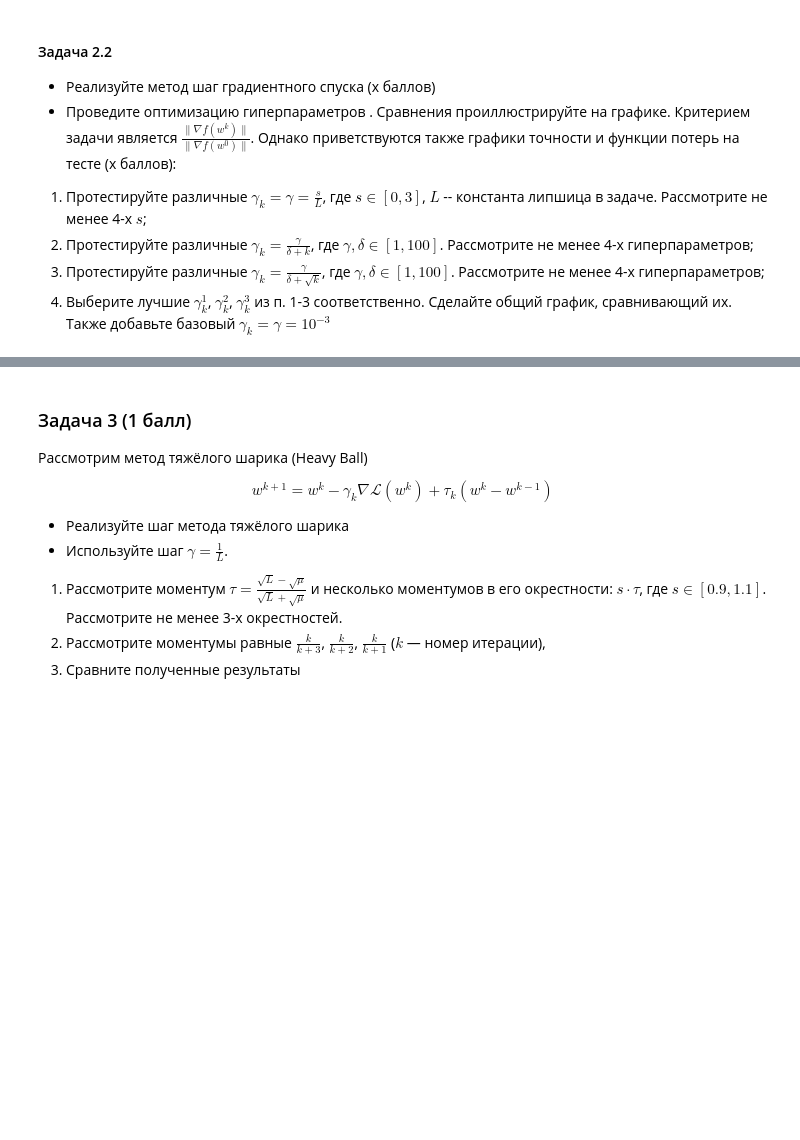
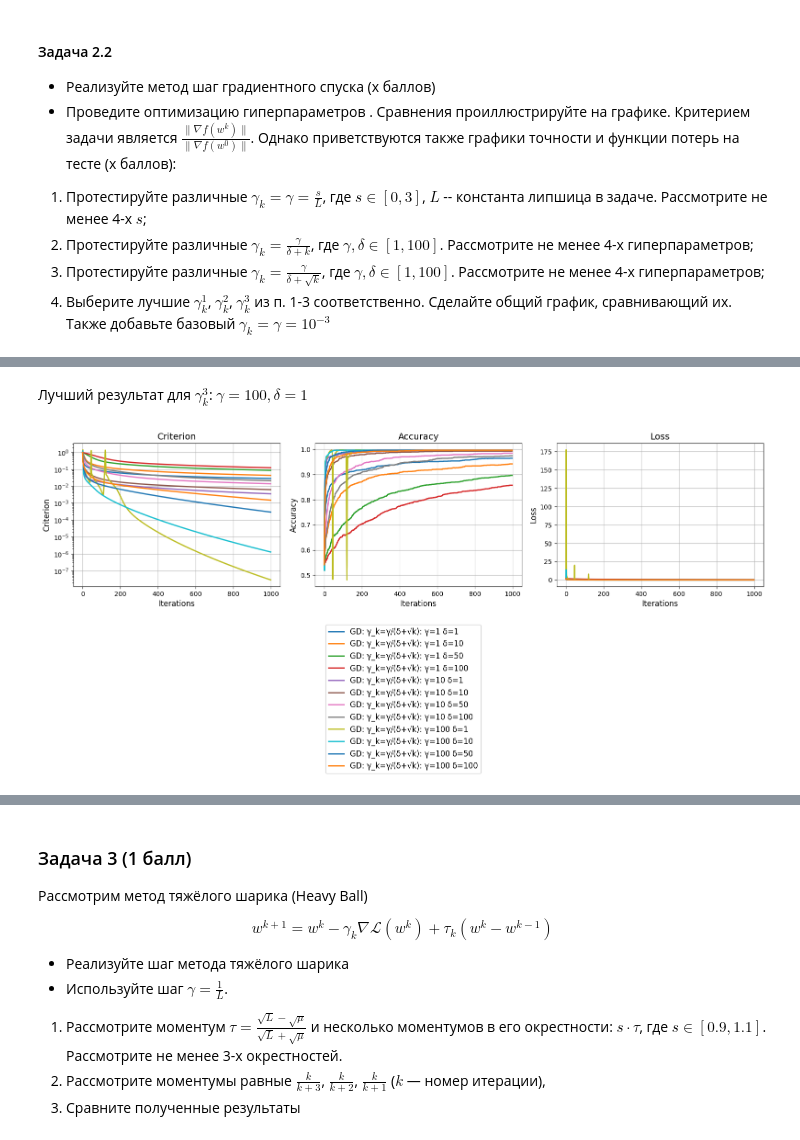
Before and after one commit to pbedrin/ml-course-ispras, a Jupyter notebook: hw/hw3/ISP_HW3_LogReg_Opt_HPO.ipynb, the cells around one changed output, grey strips where cells are left out. Saved outputs shown, nothing was run; the diff lists cells and outputs as text; code cells hidden in the pictures; blank space fills up the shorter version.

```diff
--- a/hw/hw3/ISP_HW3_LogReg_Opt_HPO.ipynb
+++ b/hw/hw3/ISP_HW3_LogReg_Opt_HPO.ipynb
@@ -428,4 +595,12 @@ def dynamic_lr(initial_gamma, delta):
 ###########################
 def dynamic_lr_sqrt(initial_gamma, delta):
     # TODO: return a lambda function that depends on √k
-    pass
+    return lambda k: initial_gamma / (delta + np.sqrt(k))
+
+experiments_2_3 = []
+for initial_gamma in [1, 10, 100]:
+    for delta in [1, 10, 50, 100]:
+        lr = dynamic_lr_sqrt(initial_gamma, delta)
+        grad_opt = GradientDescent(lr=lr, name=f'GD: γ_k=γ/(δ+√k): γ={initial_gamma} δ={delta}')
+        res = test_optimizer(grad_opt)
+        experiments_2_3.append(res)
@@ -439,0 +607,6 @@ best_final_gd_res = # put best output here
+# %% [markdown]
+Лучший результат для $\gamma^3_k$: $\gamma = 100, \delta = 1$
+# %%
+plot_metrics(experiments_2_3)
+# %% [output]
+[figure, added]
```
Also changed, not shown: parts of 120 cells of this notebook, 14 other files.
